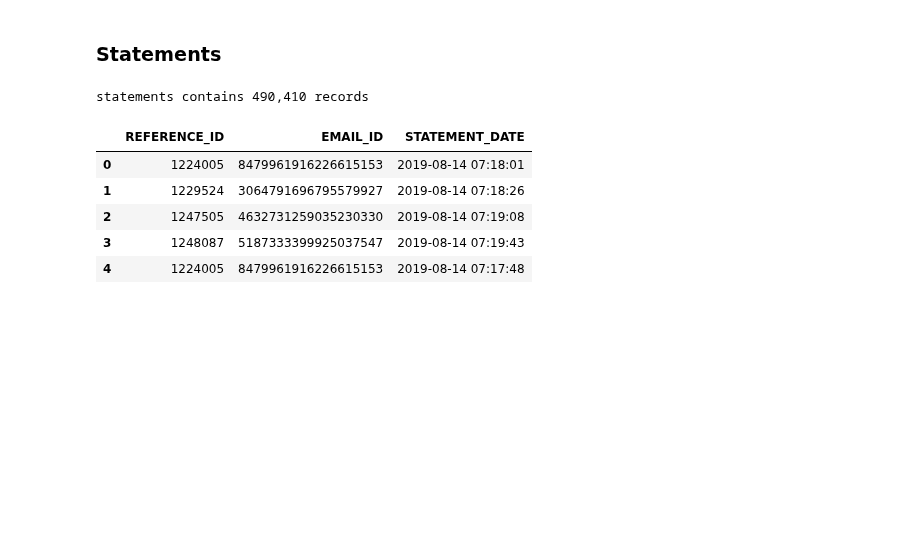
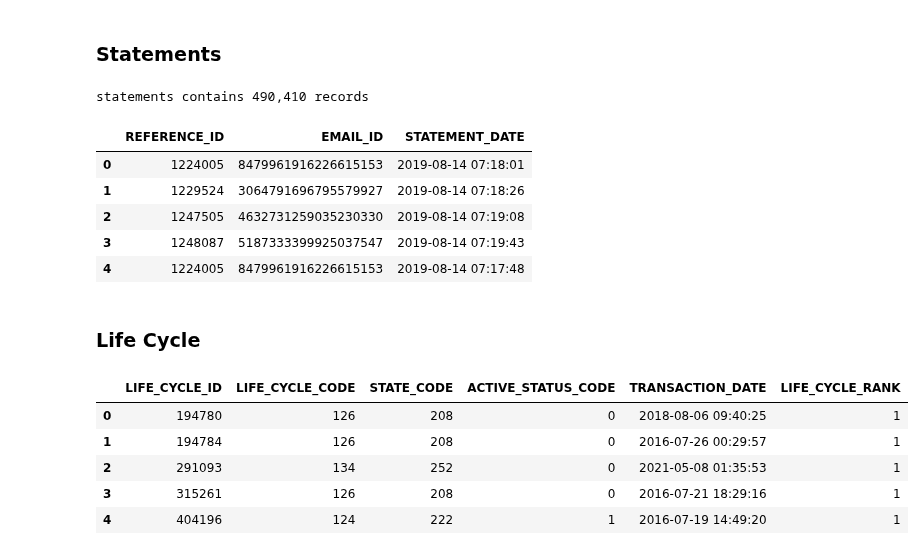
Before and after one commit to cpassorelli/call-reports, a Jupyter notebook: ipython/requests-data-warehouse-integration-exploration.ipynb, the cells around one changed output. Saved outputs shown, nothing was run; the diff lists cells and outputs as text; code cells hidden in the pictures; blank space fills up the shorter version.

Commit message:
life cycle and jobs silver

```diff
--- a/ipython/requests-data-warehouse-integration-exploration.ipynb
+++ b/ipython/requests-data-warehouse-integration-exploration.ipynb
@@ -950,3 +845,50 @@ statements contains 490,410 records
 | 2 | 1247505 | 4632731259035230330 | 2019-08-14 07:19:08 |
 | 3 | 1248087 | 5187333399925037547 | 2019-08-14 07:19:43 |
 | 4 | 1224005 | 8479961916226615153 | 2019-08-14 07:17:48 |
+# %% [markdown]
+### Life Cycle
+# %%
+# %%time
+# from pyspark.sql import Window
+# from pyspark.sql.functions import date_trunc, desc, rank
+
+# window = Window.partitionBy('contentnum').orderBy(desc('transdate'))
+
+path = os.path.join(SILVER, 'processes')
+
+# life cycle
+# primary key (contentnum, lcnum)
+(
+    workItems
+    .withColumn('transdate', date_trunc('second', 'transdate'))
+    .select('contentnum', 'lcnum', 'statenum', 'transdate')
+    .dropDuplicates()
+    .withColumn('_rank', row_number().over(window))
+    .join(
+        objects
+        .selectExpr('objectid as contentnum', 'activestatus'),
+        on='contentnum',
+        how='inner'
+    )
+    .selectExpr(
+        'contentnum as LIFE_CYCLE_ID',
+        'lcnum as LIFE_CYCLE_CODE',
+        'statenum as STATE_CODE',
+        'activestatus as ACTIVE_STATUS_CODE',
+        'transdate as TRANSACTION_DATE',
+        '_rank as LIFE_CYCLE_RANK'
+    )
+    .write
+    .mode('overwrite')
+    .parquet(path)
+# )
+
+processes = spark.read.parquet(path)
+processes.limit(5).toPandas()
+# %% [output]
+|  | LIFE_CYCLE_ID | LIFE_CYCLE_CODE | STATE_CODE | ACTIVE_STATUS_CODE | TRANSACTION_DATE | LIFE_CYCLE_RANK |
+| 0 | 194780 | 126 | 208 | 0 | 2018-08-06 09:40:25 | 1 |
+| 1 | 194784 | 126 | 208 | 0 | 2016-07-26 00:29:57 | 1 |
+| 2 | 291093 | 134 | 252 | 0 | 2021-05-08 01:35:53 | 1 |
+| 3 | 315261 | 126 | 208 | 0 | 2016-07-21 18:29:16 | 1 |
+| 4 | 404196 | 124 | 222 | 1 | 2016-07-19 14:49:20 | 1 |
```
Also changed, not shown: parts of 15 cells of this notebook.
